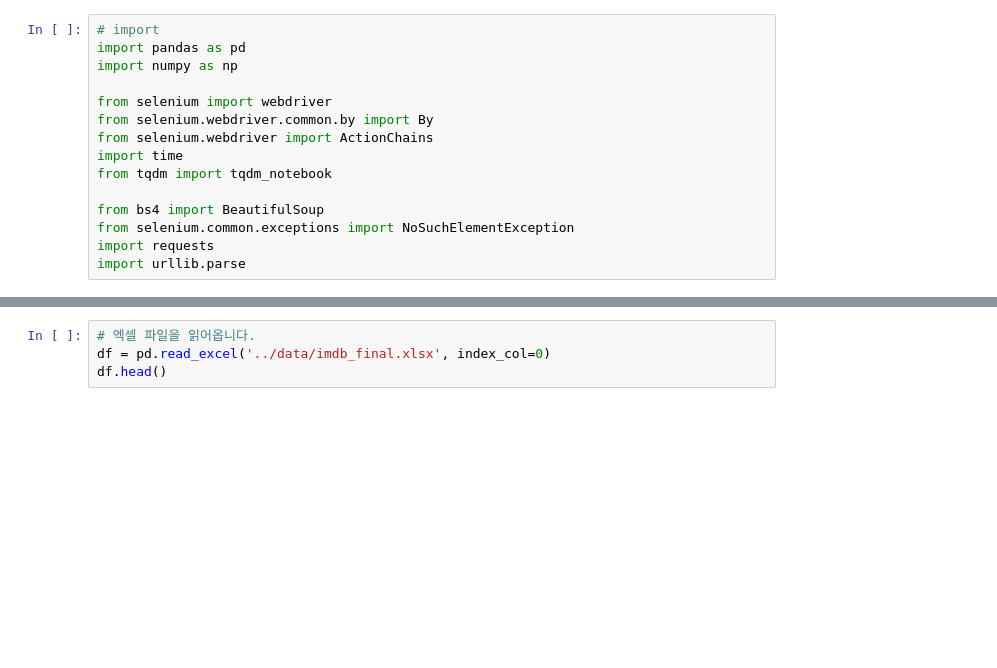
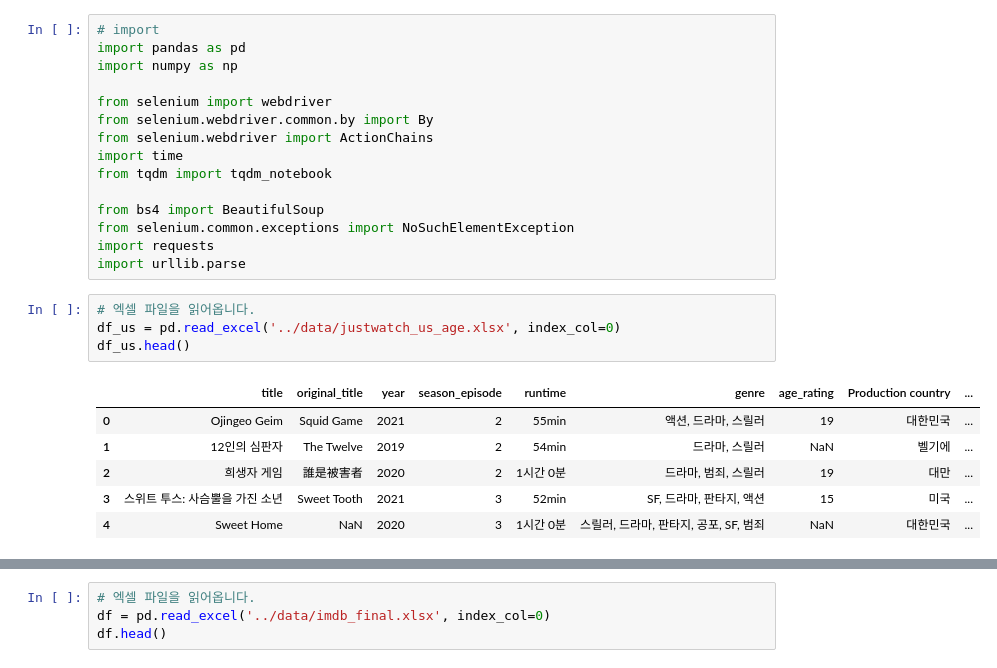
Before and after one commit to ML-project-3/ML_project, a Jupyter notebook: data/jw_imdb_final.ipynb, the cells around one changed output, grey strips where cells are left out. Drawn from its saved outputs; the diff is of its cells as text; blank space fills up the shorter version.

```diff
--- a/data/jw_imdb_final.ipynb
+++ b/data/jw_imdb_final.ipynb
@@ -15,3 +15,14 @@ from bs4 import BeautifulSoup
 from selenium.common.exceptions import NoSuchElementException
 import requests
 import urllib.parse
+# %%
+# 엑셀 파일을 읽어옵니다.
+df_us = pd.read_excel('../data/justwatch_us_age.xlsx', index_col=0)
+df_us.head()
+# %% [output]
+|  | title | original_title | year | season_episode | runtime | genre | age_rating | Production country | ... |
+| 0 | Ojingeo Geim | Squid Game | 2021 | 2 | 55min | 액션, 드라마, 스릴러 | 19 | 대한민국 | ... |
+| 1 | 12인의 심판자 | The Twelve | 2019 | 2 | 54min | 드라마, 스릴러 | NaN | 벨기에 | ... |
+| 2 | 희생자 게임 | 誰是被害者 | 2020 | 2 | 1시간 0분 | 드라마, 범죄, 스릴러 | 19 | 대만 | ... |
+| 3 | 스위트 투스: 사슴뿔을 가진 소년 | Sweet Tooth | 2021 | 3 | 52min | SF, 드라마, 판타지, 액션 | 15 | 미국 | ... |
+| 4 | Sweet Home | NaN | 2020 | 3 | 1시간 0분 | 스릴러, 드라마, 판타지, 공포, SF, 범죄 | NaN | 대한민국 | ... |
```
Also changed, not shown: parts of 34 cells of this notebook.
